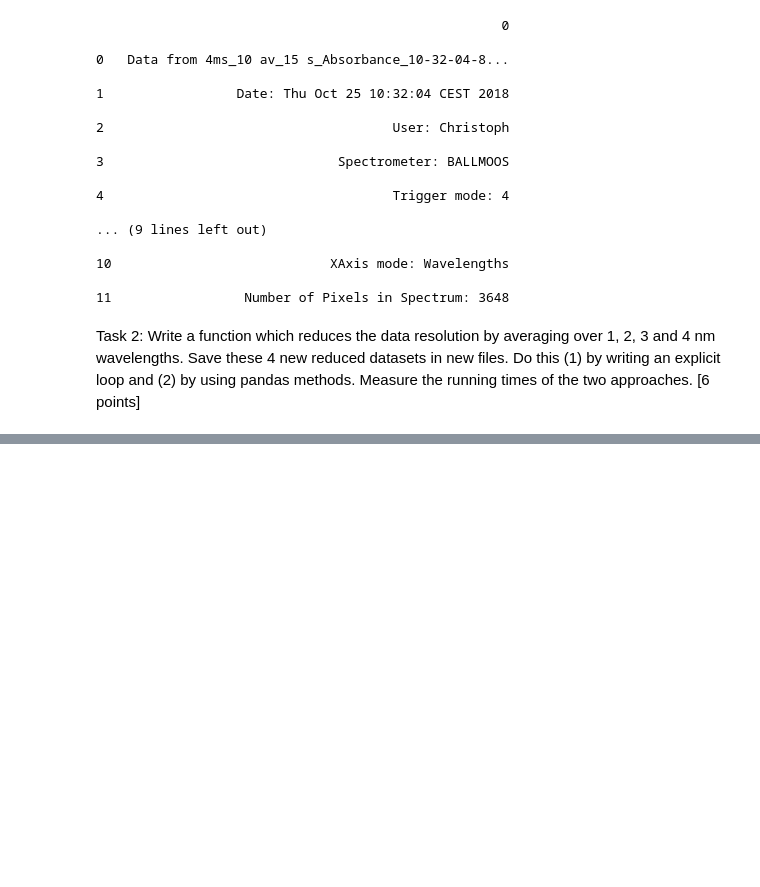
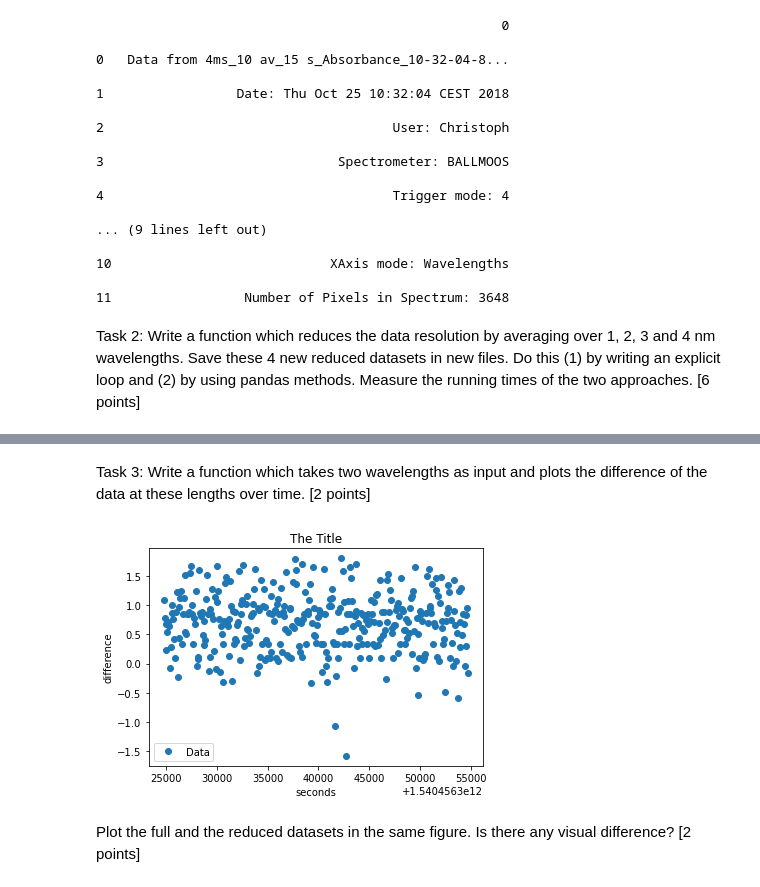
Before and after one commit to PStettler/DSF-DCBP-Philip-Stettler, a Jupyter notebook: codingTask1.ipynb, the cells around one changed output, grey strips where cells are left out. Saved outputs shown, nothing was run; the diff lists cells and outputs as text; code cells hidden in the pictures; blank space fills up the shorter version.

```diff
--- a/codingTask1.ipynb
+++ b/codingTask1.ipynb
@@ -64,0 +60,20 @@ reduce(step=2).head()
+# %% [markdown]
+Task 3: Write a function which takes two wavelengths as input and plots the difference of the data at these lengths over time. [2 points]
+# %%
+import numpy as np
+import matplotlib.pyplot as plt
+def difference(data = df, col1 = 2, col2 = 100):
+  dif = df.iloc[:,col1].values - df.iloc[:,col2].values
+  fig, ax = plt.subplots()
+  ax.plot(df.iloc[:,1].values, dif,'o');
+  plt.ylabel("difference");
+  plt.xlabel("seconds");
+  plt.title("The Title");
+  plt.legend(['Data']);
+  plt.savefig('pathToFilename.png')
+# %%
+difference()
+# %% [output]
+[figure, added]
+# %% [markdown]
+Plot the full and the reduced datasets in the same figure. Is there any visual difference? [2 points]
```
Also changed, not shown: parts of 5 cells of this notebook.
